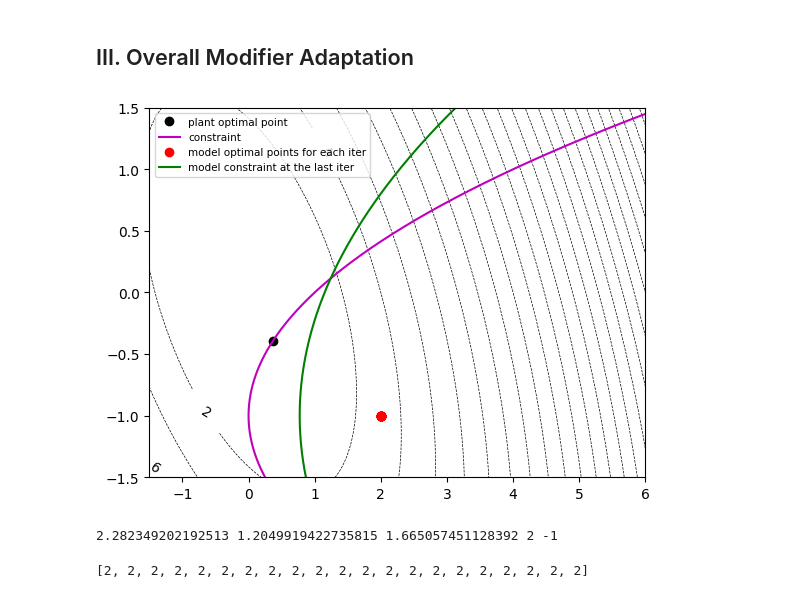
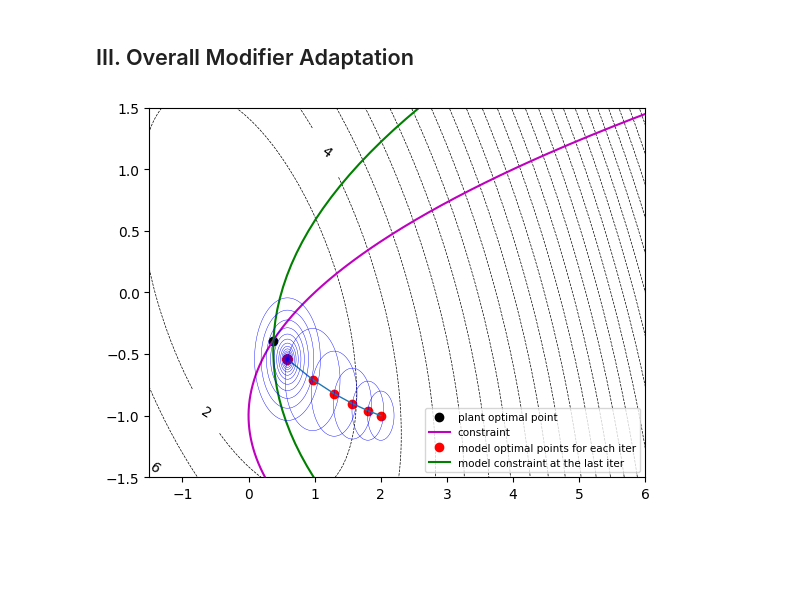
Before and after one commit to dleeim/Safe-Bayesian-Optimization, a Jupyter notebook: Benoit_Problem(Modifier_Adaptation).ipynb, the cells around one changed output. Cells and saved outputs as stored; diff of their text form; code cells hidden in the pictures; blank space fills up the shorter version.

```diff
--- a/Benoit_Problem(Modifier_Adaptation).ipynb
+++ b/Benoit_Problem(Modifier_Adaptation).ipynb
@@ -564,10 +564,10 @@ Trust region is implemented to use in dual purposes:
 ##########################################
 def Benoit_Model_d(d,u0,theta,modifier):
 
-    f = theta[0] * (u0[0]+d[0]) ** 2 + theta[1] * u0[1]+d[1] ** 2 + modifier[0]*(d[0]) + modifier[1]*(d[1])
+    f = theta[0] * (u0[0]+d[0]) ** 2 + theta[1] * (u0[1]+d[1]) ** 2 + modifier[0]*(d[0]) + modifier[1]*(d[1])
     return f
 
-def con1_model(d,u0,theta,modifier):
+def con1_model_d(d,u0,theta,modifier):
 
     g1 = 1. - theta[2]*(u0[0]+d[0]) + theta[3]*(u0[1]+d[1]) ** 2 + modifier[2] + modifier[3]*(d[0]) + modifier[4]*(d[1])
     return -g1
@@ -576,7 +576,7 @@ def con1_model(d,u0,theta,modifier):
 # --- Optimization on cost function w.r.t distance --- #
 ########################################################
 
-def cost_optimize_d(r,theta,modifier):
+def cost_optimize_d(r,u0,theta,modifier):
 
     '''
     Added additional constraint that the distance d
@@ -585,12 +585,12 @@ def cost_optimize_d(r,theta,modifier):
     d0 = [r/2,r/2]
 
     con = ({'type': 'ineq',
-            'fun': lambda d: con1_model(d,u0,theta,modifier)})
+            'fun': lambda d: con1_model_d(d,u0,theta,modifier)})
 
     con_circle = ({'type': 'ineq',
             'fun': lambda d: r - np.linalg.norm(d)})
 
-    result = minimize((Benoit_Model),
+    result = minimize((Benoit_Model_d),
                     d0,
                     constraints =(con, con_circle),
                     method      ='SLSQP',
@@ -638,7 +636,7 @@ uk = [2,-1]
 modifierk = [1,1,1,1,1]
 theta = theta_0
 plant_fun = Benoit_System_noiseless_1
-plant_con1 = con1_system_noiseless
+plant_con1 = con1_system_tight_noiseless
 K = np.identity(len(modifierk))*0.2
 r = 0.2
 funk = Benoit_Model_d(d=[0,0],u0=uk,theta=theta,modifier=modifierk)
@@ -647,22 +645,24 @@ data = {}
 data['index'] = [0]
 data['u_0'] = [uk[0]]
 data['u_1'] = [uk[1]]
+data['r'] = [r]
 data['modifiers'] = []
 for i in modifierk:
     data['modifiers'].append([i])
 data['cost'] = [funk]
 
 # Algorithm
-for i in range(20):
-    dk_1,funk_1 = cost_optimize_d(r,theta,modifierk)
+for i in range(50):
+    dk_1,funk_1 = cost_optimize_d(r,uk,theta,modifierk)
     uk_1 = uk + dk_1
-
-    uk_1,funk_1 = trust_region_update(uk,uk_1,funk,funk_1,plant_fun,0.8,1.2)
+    uk_1,funk_1,r = trust_region_update(uk,uk_1,funk,funk_1,plant_fun,plant_con1,0.8,1.2)
     modifierk_1 = adaptation(uk_1,uk,theta,modifierk,plant_fun,plant_con1,K)
 
     # Collecting data
     data['index'].append(i+1)
-    data['u_0'].append(uk_1[0]), data['u_1'].append(uk_1[1])
+    data['u_0'].append(uk_1[0])
+    data['u_1'].append(uk_1[1])
+    data['r'].append(r)
     for i in range(len(modifierk_1)):
         data['modifiers'][i].append(modifierk_1[i])
     data['cost'].append(funk_1)
@@ -672,24 +672,34 @@ for i in range(20):
     funk = funk_1
     modifierk = modifierk_1
 # %%
+num_points = 100
+
 plant_drawing(is_constraint=False,is_tight_constraint=True)
+
 plt.plot(data['u_0'],data['u_1'], 'ro',)
 plt.plot(data['u_0'],data['u_1'], linestyle='-',linewidth=1,label='_nolegend_')
-delta = 0.01
-uc1 = np.arange(-2.5, 6.5, delta)
+
+uc1 = np.linspace(-2.5, 6.5, num_points)
 uc0 = (theta[3]*uc1**2 + data['modifiers'][2][-1] - data['modifiers'][3][-1]*data['u_0'][-1]
        + data['modifiers'][4][-1]*(uc1-data['u_1'][-1]) + 1)/(theta[2] - data['modifiers'][3][-1])
 plt.plot(uc0,uc1,'g')
+
+i = 0
+for i in range(data['index'][-1]+1):
+    centerx,centery = data['u_0'][i],data['u_1'][i]
+    r = data['r'][i]
+
+    x = np.linspace(centerx-r, centerx+r, 50)
+    y = np.linspace(centery-r, centery+r, 50)
+    X, Y = np.meshgrid(x,y)
+    F = (X-centerx)**2 + (Y-centery)**2 - r**2
+    plt.contour(X,Y,F,[0],colors='b',linewidths = 0.3)
+
 plt.legend(["plant optimal point",
             "constraint",
             'model optimal points for each iter',
             'model constraint at the last iter'],
                 fontsize = 7.5)
 plt.show()
 # %% [output]
-[figure, old version]
+[figure, new version]
-2.282349202192513 1.2049919422735815 1.665057451128392 2 -1
-# %%
-print(data['u_0'])
-# %% [output]
-[2, 2, 2, 2, 2, 2, 2, 2, 2, 2, 2, 2, 2, 2, 2, 2, 2, 2, 2, 2, 2]
```
Also changed, not shown: parts of 5 cells of this notebook, 1 other file.
